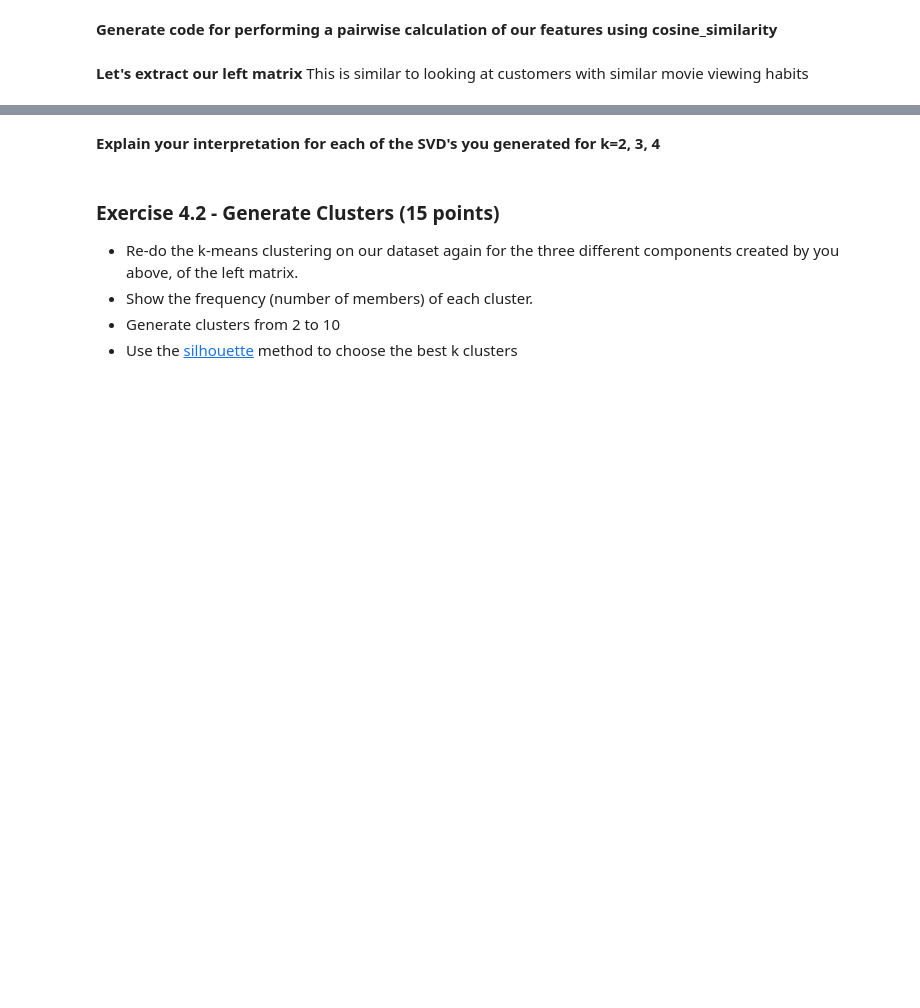
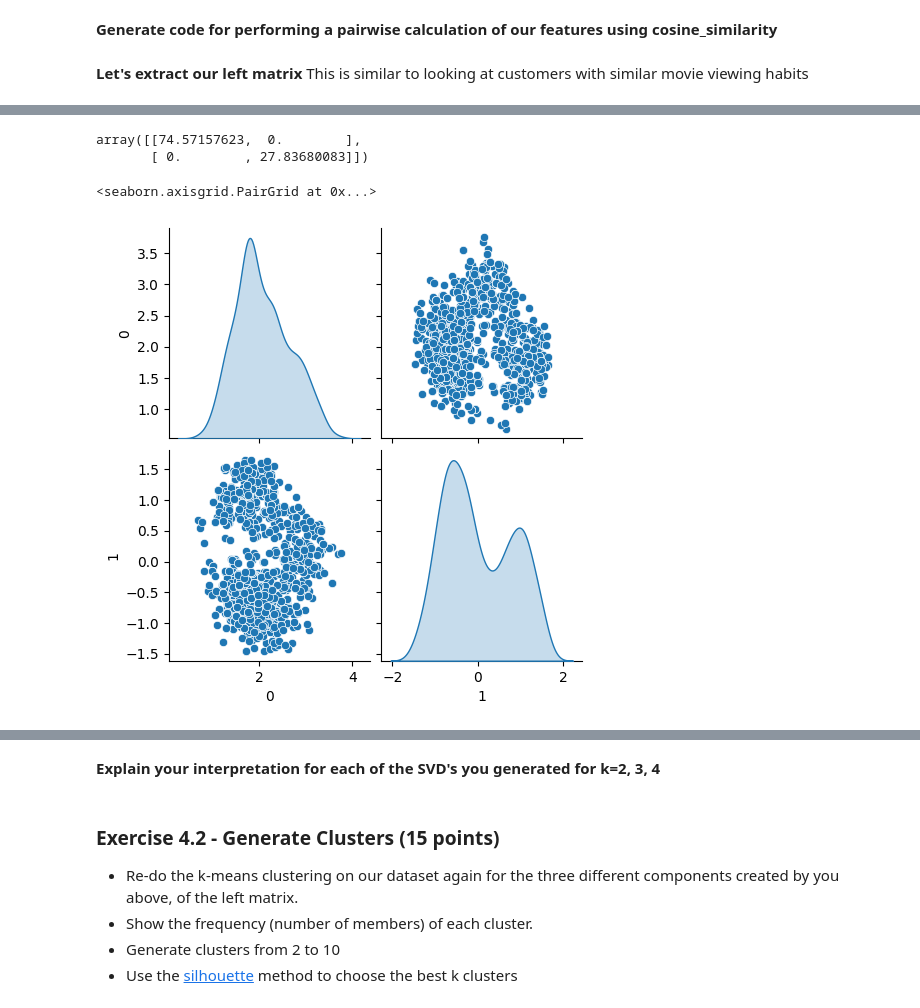
Before and after one commit to SriSupratikTalari/hw3, a Jupyter notebook: Clustering_and_Dimensional_Reduction.ipynb, the cells around one changed output, grey strips where cells are left out. Drawn from its saved outputs; the diff is of its cells as text; code cells hidden in the pictures; blank space fills up the shorter version.

```diff
--- a/Clustering_and_Dimensional_Reduction.ipynb
+++ b/Clustering_and_Dimensional_Reduction.ipynb
@@ -442,0 +423,18 @@ left_matrix
+# %%
+def SVD(X,k):
+    values,vectors= np.linalg.eigh(X.T @ X)
+    values = values[::-1]
+    vectors = vectors[:, ::-1]
+    s= np.sqrt(values)
+    U=np.zeros((len(X),len(s)))
+    for i in range(len(s)):
+        if s[i] > 1e-12:
+            U[:, i] = (X@ vectors[:, i]) / s[i]
+    U = U[:, :k]
+    S = np.diag(s[:k])
+    vectors = vectors.T[:k, :]
+    return U, S, vectors
+# %%
+svd_2= SVD(X,2)
+svd_3= SVD(X,3)
+svd_4= SVD(X,4)
@@ -442,0 +466,11 @@ left_matrix
+# %%
+svd_2[1]
+# %% [output]
+array([[74.57157623,  0.        ],
+       [ 0.        , 27.83680083]])
+# %%
+left_matrix_2= pd.DataFrame((svd_2[0] @ svd_2[1]))
+sns.pairplot(left_matrix_2, diag_kind="kde")
+# %% [output]
+<seaborn.axisgrid.PairGrid at 0x...>
+[figure, added]
```
Also changed, not shown: parts of 50 cells of this notebook.
